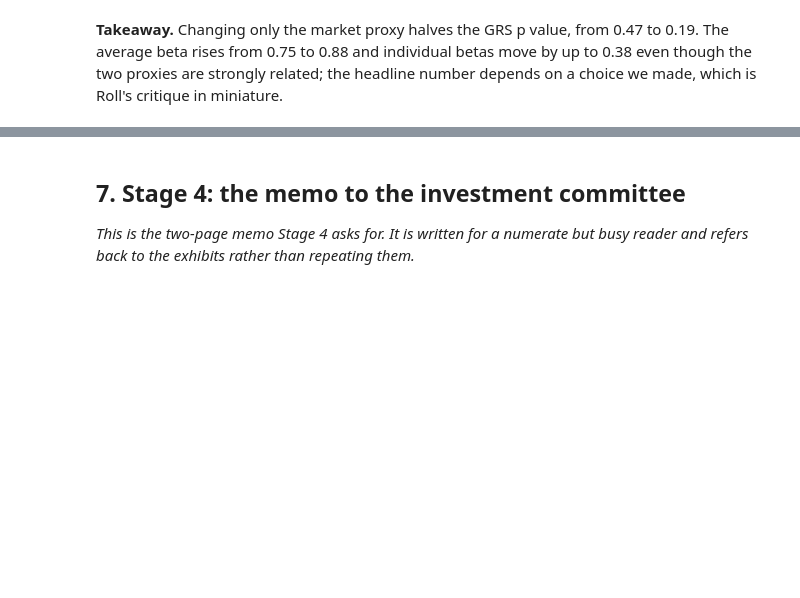
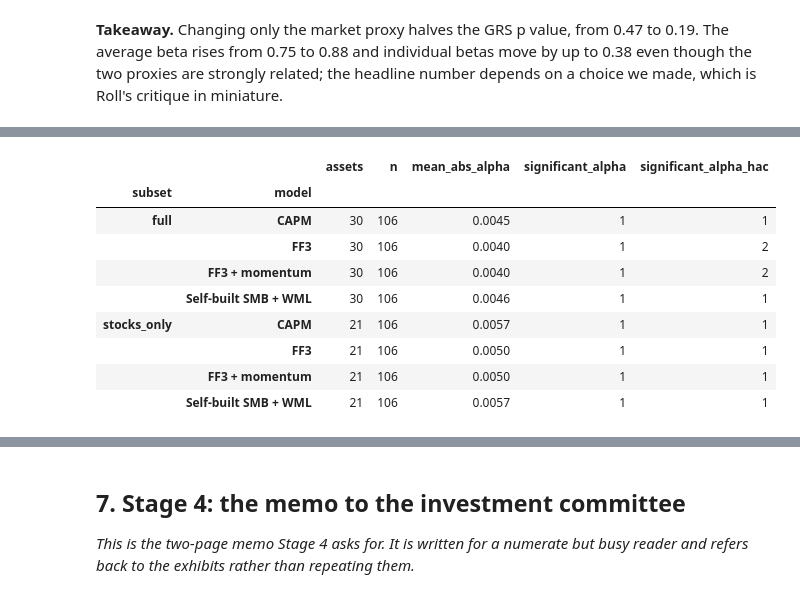
Before and after one commit to Prolead1/goldman, a Jupyter notebook: notebooks/report.ipynb, the cells around one changed output, grey strips where cells are left out. Drawn from its saved outputs; the diff is of its cells as text; code cells hidden in the pictures; blank space fills up the shorter version.

```diff
--- a/notebooks/report.ipynb
+++ b/notebooks/report.ipynb
@@ -690,0 +843,28 @@ on a choice we made, which is Roll's critique in miniature.
+# %%
+# Classification is explicit; this removes ETFs from the response assets only.
+# Existing factor panels and common dates stay fixed, so shared-asset alphas stay fixed.
+SECTOR_ETFS = {"XLB", "XLE", "XLF", "XLI", "XLK", "XLP", "XLU", "XLV", "XLY"}
+assert SECTOR_ETFS.issubset(RETURNS["us"].columns)
+US_STOCKS = [asset for asset in RETURNS["us"].columns if asset not in SECTOR_ETFS]
+assert len(US_STOCKS) == 21
+STOCK_SUBSET = asset_subset_sensitivity(
+    RETURNS["us"], FACTOR_MODELS["us"], {"stocks_only": US_STOCKS},
+    rf=risk_free_series("us", RETURNS["us"].index), lags=3,
+)
+np.testing.assert_array_equal(STOCK_SUBSET.sample, FACTORS["us"].sample)
+STOCK_SUBSET.summary.to_csv(INFERENCE_DIR / "us_stock_subset_summary.csv")
+STOCK_SUBSET.tables.to_csv(INFERENCE_DIR / "us_stock_subset_details.csv")
+display(STOCK_SUBSET.summary[[
+    "assets", "n", "mean_abs_alpha", "significant_alpha", "significant_alpha_hac"
+]].round(4))
+# %% [output]
+|  |  | assets | n | mean_abs_alpha | significant_alpha | significant_alpha_hac |
+| subset | model |  |  |  |  |  |
+| full | CAPM | 30 | 106 | 0.0045 | 1 | 1 |
+|  | FF3 | 30 | 106 | 0.0040 | 1 | 2 |
+|  | FF3 + momentum | 30 | 106 | 0.0040 | 1 | 2 |
+|  | Self-built SMB + WML | 30 | 106 | 0.0046 | 1 | 1 |
+| stocks_only | CAPM | 21 | 106 | 0.0057 | 1 | 1 |
+|  | FF3 | 21 | 106 | 0.0050 | 1 | 1 |
+|  | FF3 + momentum | 21 | 106 | 0.0050 | 1 | 1 |
+|  | Self-built SMB + WML | 21 | 106 | 0.0057 | 1 | 1 |
```
Also changed, not shown: parts of 14 cells of this notebook, 2 other files.
